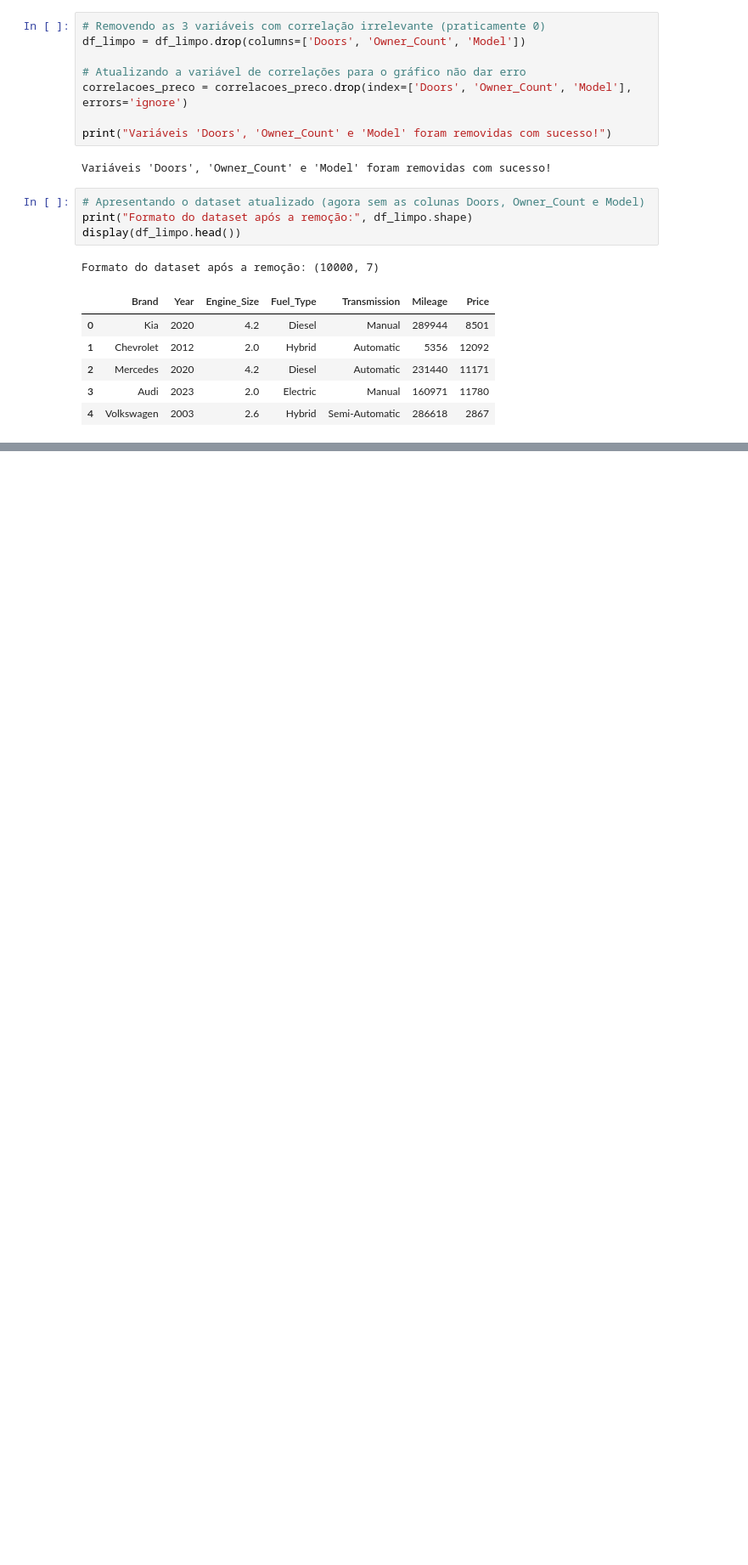
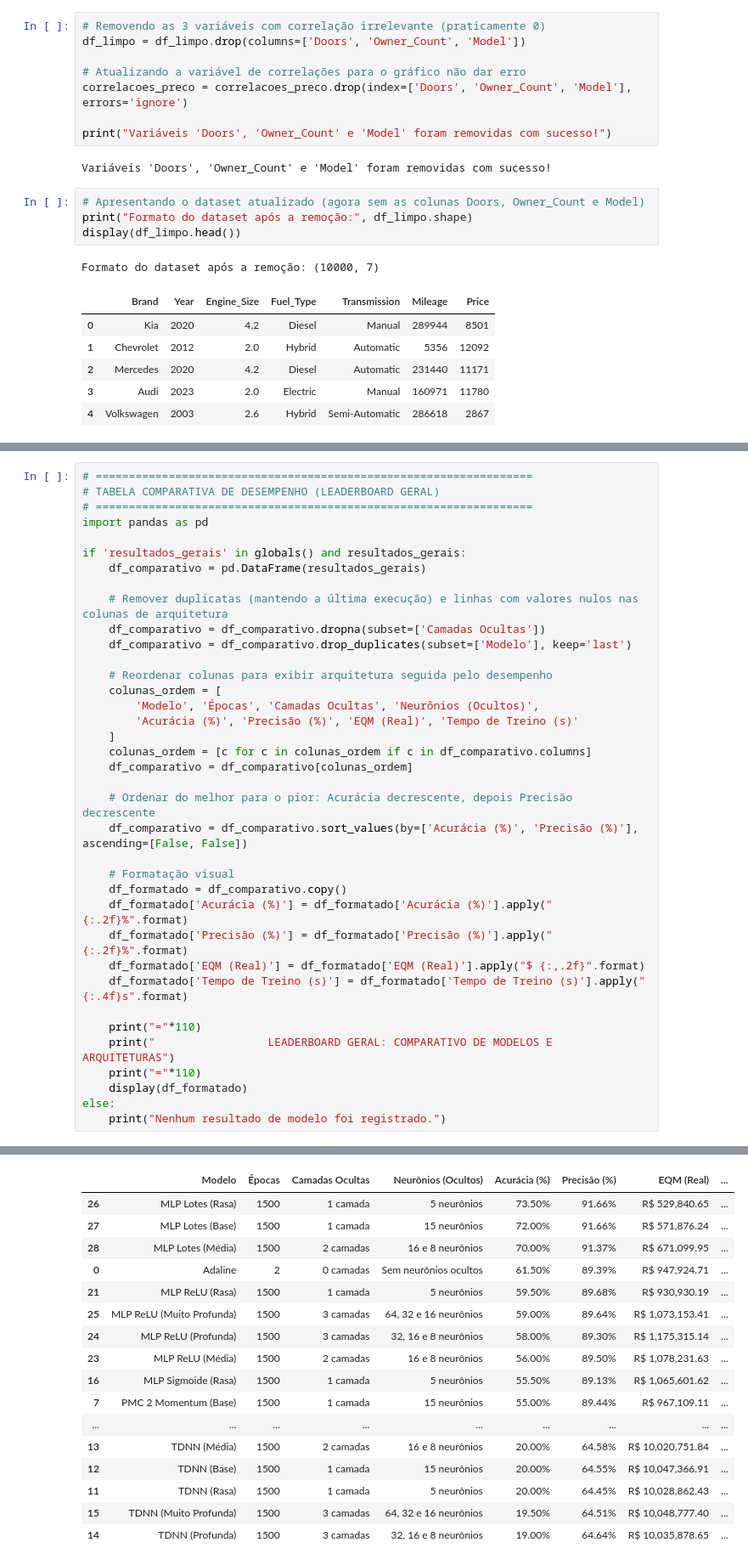
Before and after one commit to DanielMeloN/Prova_3i.a, a Jupyter notebook: prova3 i.a/car_price_analysis_novo.ipynb, the cells around one changed output, grey strips where cells are left out. Shown at 85% size. Drawn from its saved outputs; the diff is of its cells as text; blank space fills up the shorter version.

```diff
--- a/prova3 i.a/car_price_analysis_novo.ipynb
+++ b/prova3 i.a/car_price_analysis_novo.ipynb
@@ -1790,0 +1531,38 @@ Rede 3 (Sobreajuste) : Errou em média R$ 566.62
+# %%
+# ==================================================================
+# TABELA COMPARATIVA DE DESEMPENHO (LEADERBOARD GERAL)
+# ==================================================================
+import pandas as pd
+
+if 'resultados_gerais' in globals() and resultados_gerais:
+    df_comparativo = pd.DataFrame(resultados_gerais)
+
+    # Remover duplicatas (mantendo a última execução) e linhas com valores nulos nas colunas de arquitetura
+    df_comparativo = df_comparativo.dropna(subset=['Camadas Ocultas'])
+    df_comparativo = df_comparativo.drop_duplicates(subset=['Modelo'], keep='last')
+
+    # Reordenar colunas para exibir arquitetura seguida pelo desempenho
+    colunas_ordem = [
+        'Modelo', 'Épocas', 'Camadas Ocultas', 'Neurônios (Ocultos)',
+        'Acurácia (%)', 'Precisão (%)', 'EQM (Real)', 'Tempo de Treino (s)'
+    ]
+    colunas_ordem = [c for c in colunas_ordem if c in df_comparativo.columns]
+    df_comparativo = df_comparativo[colunas_ordem]
+
+    # Ordenar do melhor para o pior: Acurácia decrescente, depois Precisão decrescente
+    df_comparativo = df_comparativo.sort_values(by=['Acurácia (%)', 'Precisão (%)'], ascending=[False, False])
+
+    # Formatação visual
+    df_formatado = df_comparativo.copy()
+    df_formatado['Acurácia (%)'] = df_formatado['Acurácia (%)'].apply("{:.2f}%".format)
+    df_formatado['Precisão (%)'] = df_formatado['Precisão (%)'].apply("{:.2f}%".format)
+    df_formatado['EQM (Real)'] = df_formatado['EQM (Real)'].apply("$ {:,.2f}".format)
+    df_formatado['Tempo de Treino (s)'] = df_formatado['Tempo de Treino (s)'].apply("{:.4f}s".format)
+
+    print("="*110)
+    print("                 LEADERBOARD GERAL: COMPARATIVO DE MODELOS E ARQUITETURAS")
+    print("="*110)
+    display(df_formatado)
+else:
+    print("Nenhum resultado de modelo foi registrado.")
+# %% [output]
@@ -1790,0 +1572,17 @@ Rede 3 (Sobreajuste) : Errou em média R$ 566.62
+|  | Modelo | Épocas | Camadas Ocultas | Neurônios (Ocultos) | Acurácia (%) | Precisão (%) | EQM (Real) | ... |
+| 26 | MLP Lotes (Rasa) | 1500 | 1 camada | 5 neurônios | 73.50% | 91.66% | R$ 529,840.65 | ... |
+| 27 | MLP Lotes (Base) | 1500 | 1 camada | 15 neurônios | 72.00% | 91.66% | R$ 571,876.24 | ... |
+| 28 | MLP Lotes (Média) | 1500 | 2 camadas | 16 e 8 neurônios | 70.00% | 91.37% | R$ 671,099.95 | ... |
+| 0 | Adaline | 2 | 0 camadas | Sem neurônios ocultos | 61.50% | 89.39% | R$ 947,924.71 | ... |
+| 21 | MLP ReLU (Rasa) | 1500 | 1 camada | 5 neurônios | 59.50% | 89.68% | R$ 930,930.19 | ... |
+| 25 | MLP ReLU (Muito Profunda) | 1500 | 3 camadas | 64, 32 e 16 neurônios | 59.00% | 89.64% | R$ 1,073,153.41 | ... |
+| 24 | MLP ReLU (Profunda) | 1500 | 3 camadas | 32, 16 e 8 neurônios | 58.00% | 89.30% | R$ 1,175,315.14 | ... |
+| 23 | MLP ReLU (Média) | 1500 | 2 camadas | 16 e 8 neurônios | 56.00% | 89.50% | R$ 1,078,231.63 | ... |
+| 16 | MLP Sigmoide (Rasa) | 1500 | 1 camada | 5 neurônios | 55.50% | 89.13% | R$ 1,065,601.62 | ... |
+| 7 | PMC 2 Momentum (Base) | 1500 | 1 camada | 15 neurônios | 55.00% | 89.44% | R$ 967,109.11 | ... |
+| ... | ... | ... | ... | ... | ... | ... | ... | ... |
+| 13 | TDNN (Média) | 1500 | 2 camadas | 16 e 8 neurônios | 20.00% | 64.58% | R$ 10,020,751.84 | ... |
+| 12 | TDNN (Base) | 1500 | 1 camada | 15 neurônios | 20.00% | 64.55% | R$ 10,047,366.91 | ... |
+| 11 | TDNN (Rasa) | 1500 | 1 camada | 5 neurônios | 20.00% | 64.45% | R$ 10,028,862.43 | ... |
+| 15 | TDNN (Muito Profunda) | 1500 | 3 camadas | 64, 32 e 16 neurônios | 19.50% | 64.51% | R$ 10,048,777.40 | ... |
+| 14 | TDNN (Profunda) | 1500 | 3 camadas | 32, 16 e 8 neurônios | 19.00% | 64.64% | R$ 10,035,878.65 | ... |
```
Also changed, not shown: parts of 18 cells of this notebook, 29 other files.
